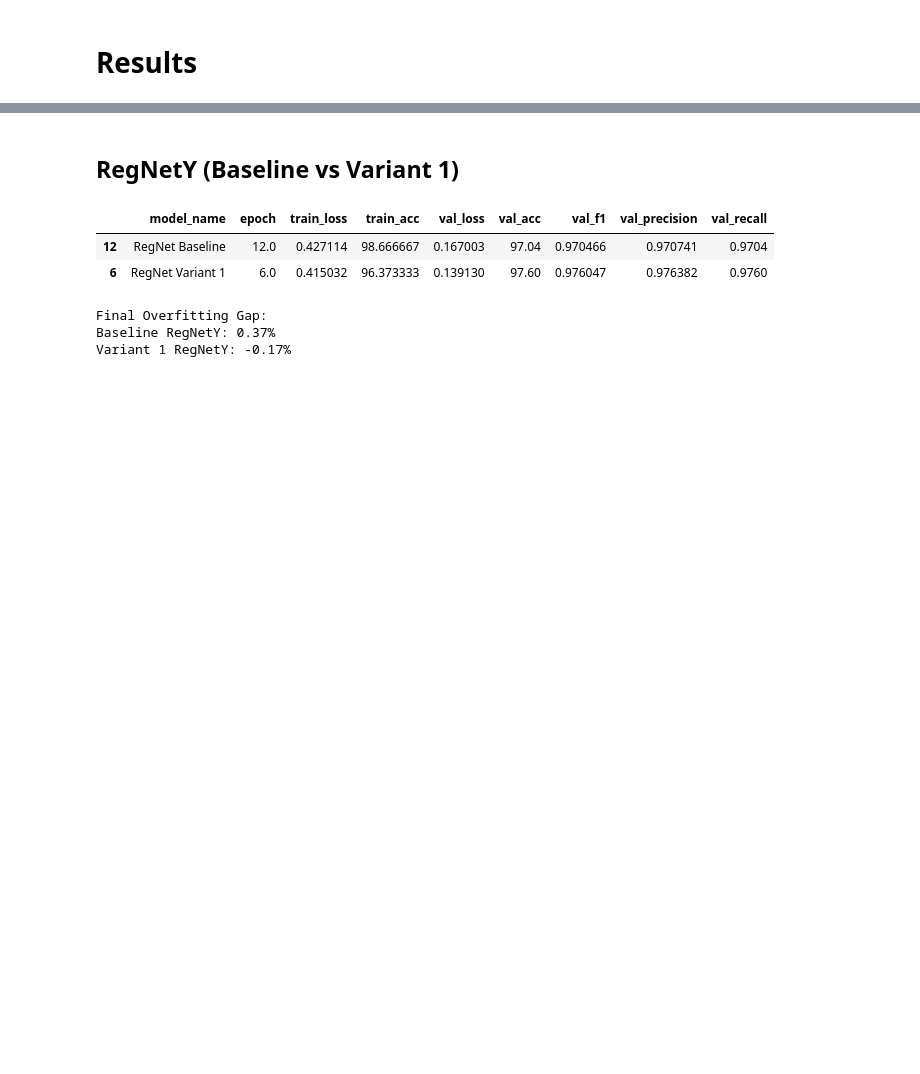
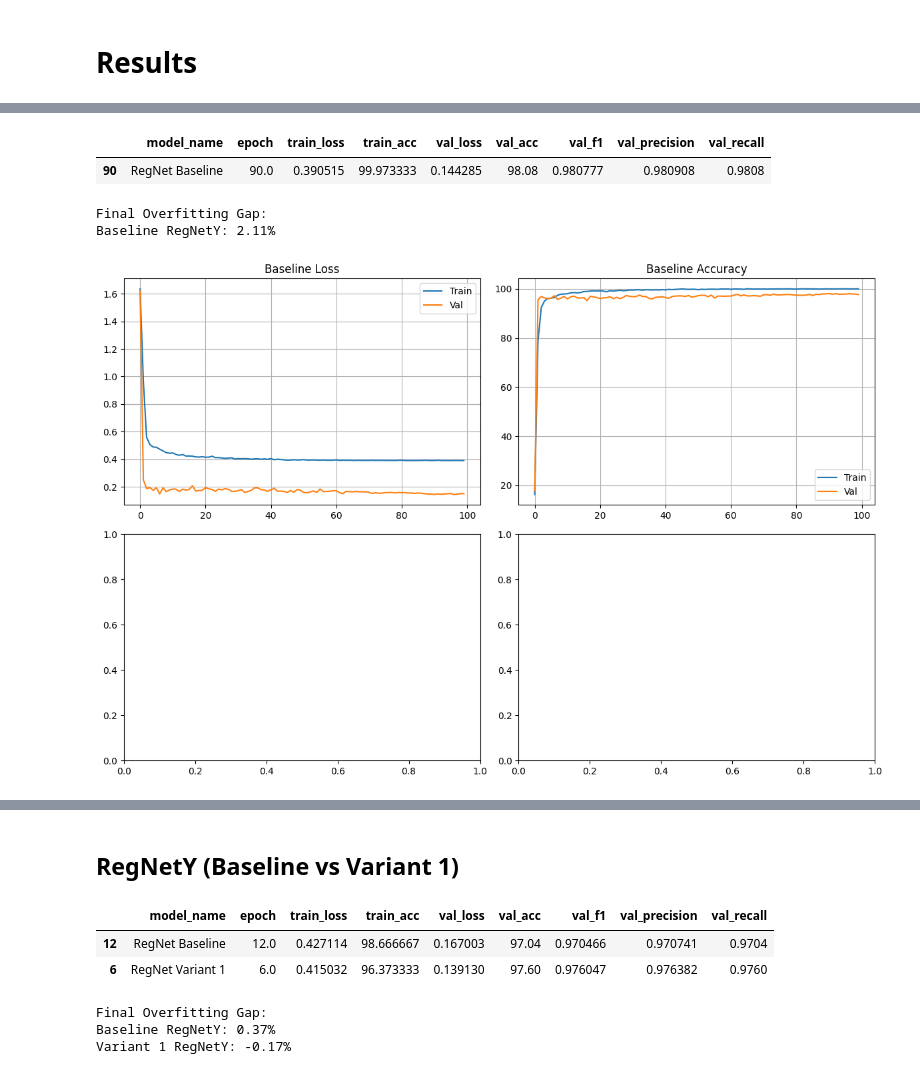
Before and after one commit to RanaAmr211/dl, a Jupyter notebook: main.ipynb, the cells around one changed output, grey strips where cells are left out. Cells and saved outputs as stored; diff of their text form; code cells hidden in the pictures; blank space fills up the shorter version.

```diff
--- a/main.ipynb
+++ b/main.ipynb
@@ -795,0 +686,79 @@ display(comparison_df)
+# %%
+import os
+import pandas as pd
+import numpy as np
+
+# Paths to your metrics CSVs
+BASELINE_CSV = '/content/dl/outputs/regnety_8gf/regnety_8gf_metrics.csv'
+
+
+def load_best_metrics(csv_path, model_name):
+    df = pd.read_csv(csv_path)
+    best_idx = df['val_acc'].idxmax()
+    best_row = df.loc[best_idx].copy()
+    best_row['model_name'] = model_name
+    return best_row
+
+# Load best metrics for both models
+baseline_metrics = load_best_metrics(BASELINE_CSV, 'RegNet Baseline')
+
+
+# Create comparison table
+comparison_df = pd.DataFrame([baseline_metrics])
+
+# Optional: reorder columns
+columns_order = ['model_name', 'epoch', 'train_loss', 'train_acc',
+                 'val_loss', 'val_acc', 'val_f1', 'val_precision', 'val_recall']
+comparison_df = comparison_df[columns_order]
+
+# Display
+display(comparison_df)
+# %% [output]
+|  | model_name | epoch | train_loss | train_acc | val_loss | val_acc | val_f1 | val_precision | val_recall |
+| 90 | RegNet Baseline | 90.0 | 0.390515 | 99.973333 | 0.144285 | 98.08 | 0.980777 | 0.980908 | 0.9808 |
+# %%
+import pandas as pd
+import matplotlib.pyplot as plt
+import numpy as np
+
+# Paths to your metrics CSVs
+baseline_csv = '/content/dl/outputs/regnety_8gf/regnety_8gf_metrics.csv'
+
+
+# Load metrics
+baseline = pd.read_csv(baseline_csv)
+
+
+# Function to calculate final overfitting gap (%)
+def overfitting_gap(train_acc, val_acc):
+    return np.mean(train_acc - val_acc)
+
+baseline_gap = overfitting_gap(baseline['train_acc'], baseline['val_acc'])
+
+
+print(f"Final Overfitting Gap:")
+print(f"Baseline RegNetY: {baseline_gap:.2f}%")
+
+
+# Plot 2x2: Loss & Accuracy for both models
+fig, axes = plt.subplots(2, 2, figsize=(12,8))
+
+# Baseline Loss & Accuracy
+axes[0,0].plot(baseline['epoch'], baseline['train_loss'], label='Train')
+axes[0,0].plot(baseline['epoch'], baseline['val_loss'], label='Val')
+axes[0,0].set_title('Baseline Loss')
+axes[0,0].legend(); axes[0,0].grid(True)
+
+axes[0,1].plot(baseline['epoch'], baseline['train_acc'], label='Train')
+axes[0,1].plot(baseline['epoch'], baseline['val_acc'], label='Val')
+axes[0,1].set_title('Baseline Accuracy')
+axes[0,1].legend(); axes[0,1].grid(True)
+
+
+
+plt.tight_layout()
+plt.show()
+# %% [output]
+Final Overfitting Gap:
+Baseline RegNetY: 2.11%
+[figure, added]
```
Also changed, not shown: parts of 17 cells of this notebook.
